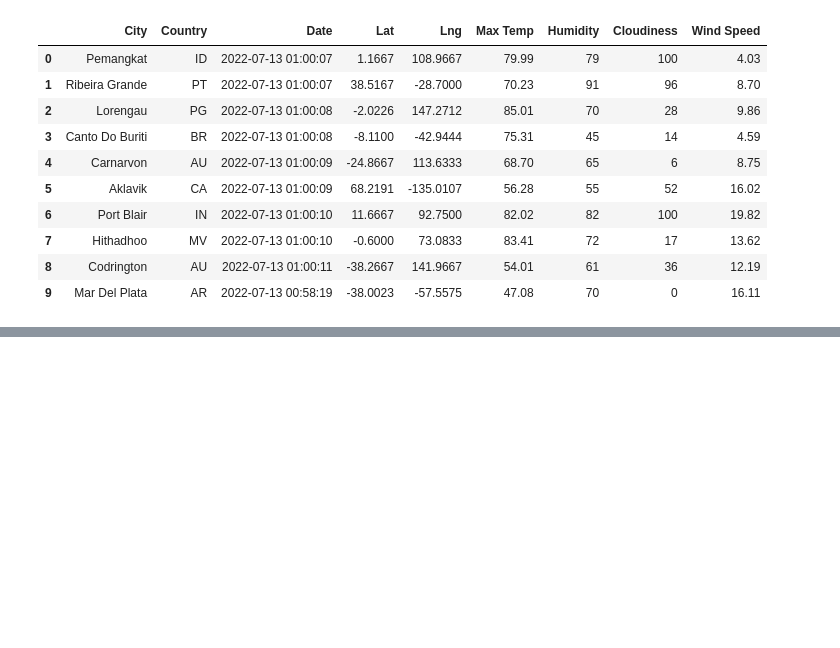
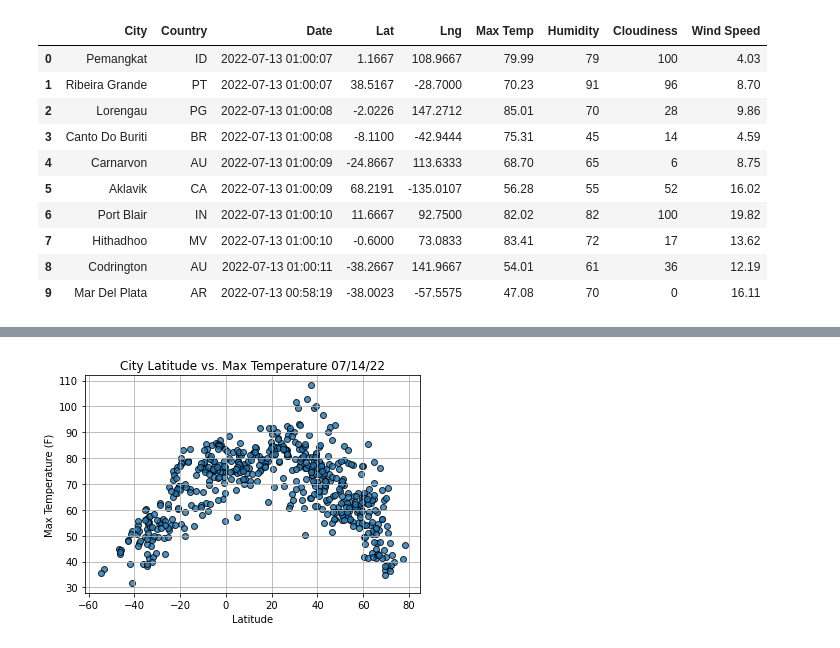
Before and after one commit to Lucky777b/World_Weather_Analysis, a Jupyter notebook: WeatherPy.ipynb, the cells around one changed output, grey strips where cells are left out. Cells and saved outputs as stored; diff of their text form; code cells hidden in the pictures; blank space fills up the shorter version.

Commit message:
WeatherPy.ipynb & Fig. 1-4 scatter plots

```diff
--- a/WeatherPy.ipynb
+++ b/WeatherPy.ipynb
@@ -190,0 +193,5 @@ city_data_df.to_csv(output_data_file, index_label="City_ID")
+# %%
+file_to_load = pd.read_csv("weather_data/cities.csv")
+
+city_data_df = pd.DataFrame(file_to_load)
+city_data_df
@@ -190,0 +212,8 @@ city_data_df.to_csv(output_data_file, index_label="City_ID")
+# %%
+# Extract relevant fields from the Dataframe for plotting.
+
+lats = city_data_df["Lat"]
+max_temps = city_data_df["Max Temp"]
+humidity = city_data_df["Humidity"]
+cloudiness = city_data_df["Cloudiness"]
+wind_speed = city_data_df["Wind Speed"]
@@ -190,0 +228,16 @@ city_data_df.to_csv(output_data_file, index_label="City_ID")
+# %%
+# Build scatter plot for latitude vs. max temperature
+
+plt.scatter(x=lats, y=max_temps, edgecolor='black', linewidths=1, marker='o', alpha=0.8, label='Cities')
+plt.grid(True)
+plt.title("City Latitude vs. Max Temperature " + time.strftime("%x"))
+plt.xlabel("Latitude")
+plt.ylabel("Max Temperature (F)")
+
+# Save the figure.
+plt.savefig("weather_data/Fig1.png")
+
+# Show plot.
+plt.show()
+# %% [output]
+[figure, added]
```
Also changed, not shown: parts of 6 cells of this notebook, 5 other files.
